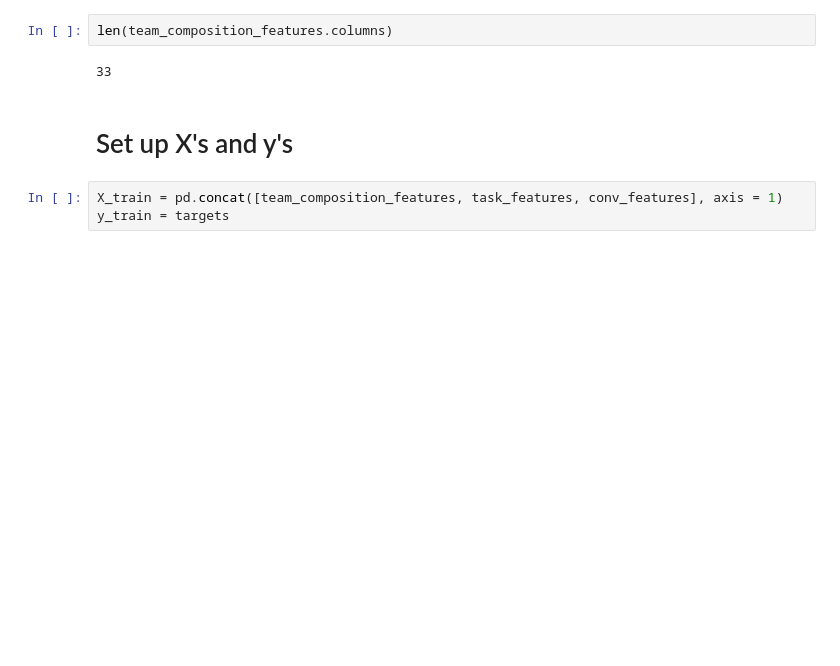
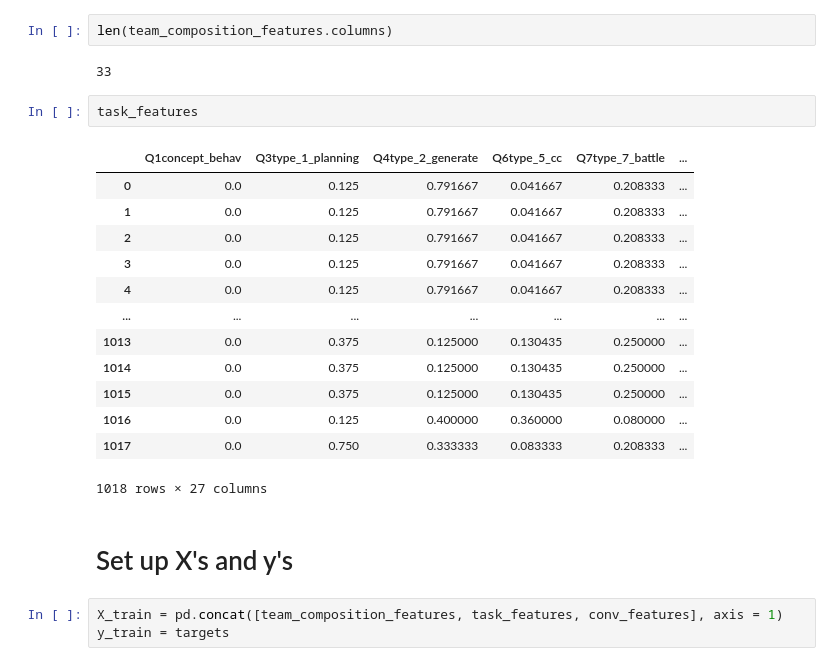
Before and after one commit to Watts-Lab/team_comm_tools, a Jupyter notebook: feature_engine/model/multi_task_playground_compressedconv.ipynb, the cells around one changed output. Cells and saved outputs as stored; diff of their text form; blank space fills up the shorter version.

Commit message:
add new code cleaning and aggregating data by task (roundId)

```diff
--- a/feature_engine/model/multi_task_playground_compressedconv.ipynb
+++ b/feature_engine/model/multi_task_playground_compressedconv.ipynb
@@ -141,6 +141,22 @@ PCA explained variance:
 len(team_composition_features.columns)
 # %% [output]
 33
+# %%
+task_features
+# %% [output]
+|  | Q1concept_behav | Q3type_1_planning | Q4type_2_generate | Q6type_5_cc | Q7type_7_battle | ... |
+| 0 | 0.0 | 0.125 | 0.791667 | 0.041667 | 0.208333 | ... |
+| 1 | 0.0 | 0.125 | 0.791667 | 0.041667 | 0.208333 | ... |
+| 2 | 0.0 | 0.125 | 0.791667 | 0.041667 | 0.208333 | ... |
+| 3 | 0.0 | 0.125 | 0.791667 | 0.041667 | 0.208333 | ... |
+| 4 | 0.0 | 0.125 | 0.791667 | 0.041667 | 0.208333 | ... |
+| ... | ... | ... | ... | ... | ... | ... |
+| 1013 | 0.0 | 0.375 | 0.125000 | 0.130435 | 0.250000 | ... |
+| 1014 | 0.0 | 0.375 | 0.125000 | 0.130435 | 0.250000 | ... |
+| 1015 | 0.0 | 0.375 | 0.125000 | 0.130435 | 0.250000 | ... |
+| 1016 | 0.0 | 0.125 | 0.400000 | 0.360000 | 0.080000 | ... |
+| 1017 | 0.0 | 0.750 | 0.333333 | 0.083333 | 0.208333 | ... |
+1018 rows × 27 columns
 # %% [markdown]
 # Set up X's and y's
 # %%
```
